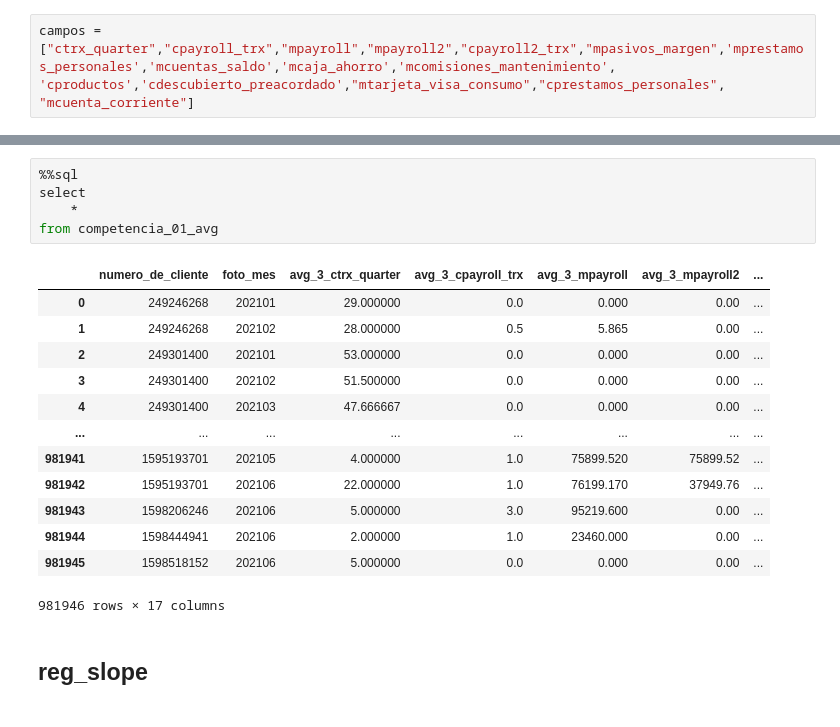
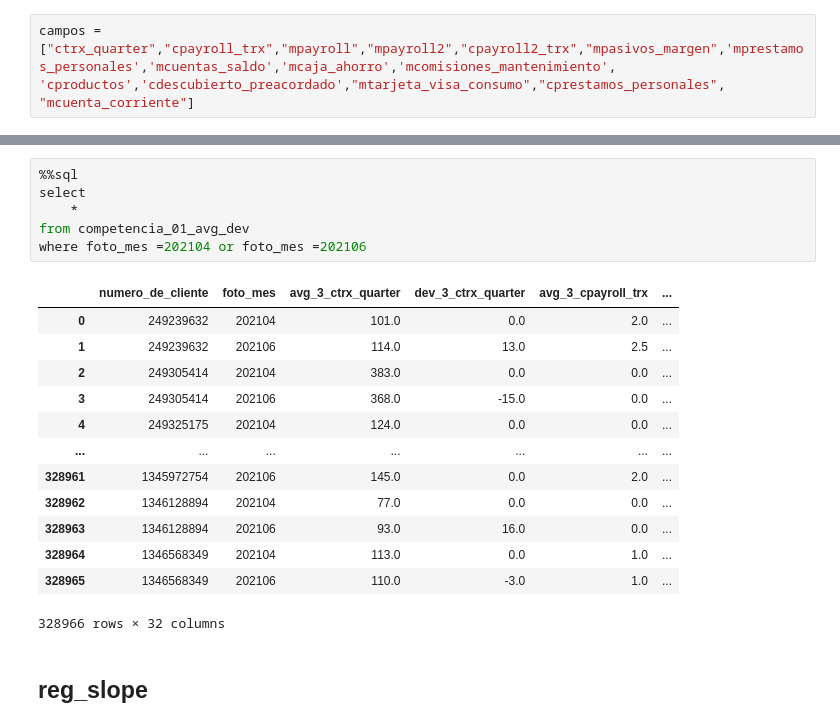
Before and after one commit to dmecoyfin/dmeyf2024, a Jupyter notebook: src/Competencia_1/Feature_Engineering_en_SQL.ipynb, the cells around one changed output, grey strips where cells are left out. Saved outputs shown, nothing was run; the diff lists cells and outputs as text.

```diff
--- a/src/Competencia_1/Feature_Engineering_en_SQL.ipynb
+++ b/src/Competencia_1/Feature_Engineering_en_SQL.ipynb
@@ -362,22 +481,23 @@ FROM competencia_01
 # %%
 %%sql
 select
     *
-from competencia_01_avg
+from competencia_01_avg_dev
+where foto_mes =202104 or foto_mes =202106
 # %% [output]
-|  | numero_de_cliente | foto_mes | avg_3_ctrx_quarter | avg_3_cpayroll_trx | avg_3_mpayroll | avg_3_mpayroll2 | ... |
-| 0 | 249246268 | 202101 | 29.000000 | 0.0 | 0.000 | 0.00 | ... |
-| 1 | 249246268 | 202102 | 28.000000 | 0.5 | 5.865 | 0.00 | ... |
-| 2 | 249301400 | 202101 | 53.000000 | 0.0 | 0.000 | 0.00 | ... |
-| 3 | 249301400 | 202102 | 51.500000 | 0.0 | 0.000 | 0.00 | ... |
-| 4 | 249301400 | 202103 | 47.666667 | 0.0 | 0.000 | 0.00 | ... |
-| ... | ... | ... | ... | ... | ... | ... | ... |
-| 981941 | 1595193701 | 202105 | 4.000000 | 1.0 | 75899.520 | 75899.52 | ... |
-| 981942 | 1595193701 | 202106 | 22.000000 | 1.0 | 76199.170 | 37949.76 | ... |
-| 981943 | 1598206246 | 202106 | 5.000000 | 3.0 | 95219.600 | 0.00 | ... |
-| 981944 | 1598444941 | 202106 | 2.000000 | 1.0 | 23460.000 | 0.00 | ... |
-| 981945 | 1598518152 | 202106 | 5.000000 | 0.0 | 0.000 | 0.00 | ... |
+|  | numero_de_cliente | foto_mes | avg_3_ctrx_quarter | dev_3_ctrx_quarter | avg_3_cpayroll_trx | ... |
+| 0 | 249239632 | 202104 | 101.0 | 0.0 | 2.0 | ... |
+| 1 | 249239632 | 202106 | 114.0 | 13.0 | 2.5 | ... |
+| 2 | 249305414 | 202104 | 383.0 | 0.0 | 0.0 | ... |
+| 3 | 249305414 | 202106 | 368.0 | -15.0 | 0.0 | ... |
+| 4 | 249325175 | 202104 | 124.0 | 0.0 | 0.0 | ... |
+| ... | ... | ... | ... | ... | ... | ... |
+| 328961 | 1345972754 | 202106 | 145.0 | 0.0 | 2.0 | ... |
+| 328962 | 1346128894 | 202104 | 77.0 | 0.0 | 0.0 | ... |
+| 328963 | 1346128894 | 202106 | 93.0 | 16.0 | 0.0 | ... |
+| 328964 | 1346568349 | 202104 | 113.0 | 0.0 | 1.0 | ... |
+| 328965 | 1346568349 | 202106 | 110.0 | -3.0 | 1.0 | ... |
-981946 rows × 17 columns
+328966 rows × 32 columns
 # %% [markdown]
 ## reg_slope
 # %%
```
Also changed, not shown: parts of 24 cells of this notebook, 1 other file.
